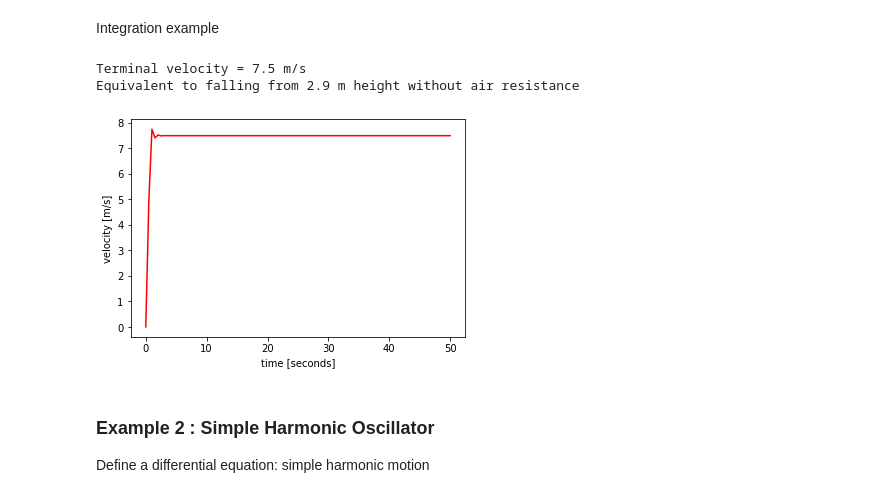
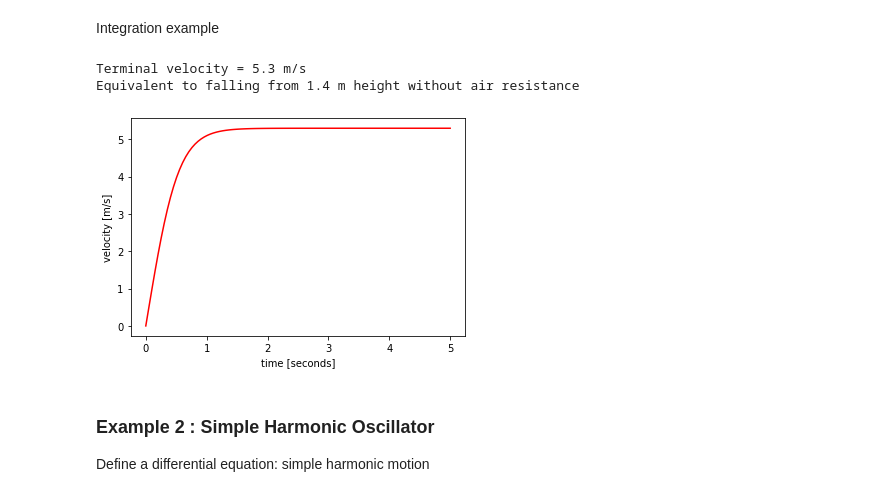
Before and after one commit to ds-connectors/Physics-88-SP22, a Jupyter notebook: Week13/L11/Lecture11.ipynb, the cells around one changed output. Drawn from its saved outputs; the diff is of its cells as text; code cells hidden in the pictures.

```diff
--- a/Week13/L11/Lecture11.ipynb
+++ b/Week13/L11/Lecture11.ipynb
@@ -49,28 +49,28 @@ Integration example
 # %%
 initial_state = np.array([0.0])
 g = 9.81
 
 # Human falling in air
 rho = 1.225 # kg/m^3
 Cd = 1
-A = 20 # m^2 (parachute)
+A = 40 # m^2 (parachute)
 mass = 70 # kg
 c = 0.5*A*rho*Cd/mass
 
-times = np.linspace(0,50,100)      # 0.5 sec steps. check how results depend on step size
+times = np.linspace(0,5,100)      # 0.05 sec steps. check how results depend on step size
 velocity = euler(drag,initial_state,times)
 
 plt.plot(times,velocity,'r-')
 plt.xlabel('time [seconds]')
 plt.ylabel('velocity [m/s]')
 
 vTerm = velocity[-1][0]
 print('Terminal velocity = {0:.1f} m/s'.format(vTerm))
 print('Equivalent to falling from {0:.1f} m height without air resistance'.format(0.5*vTerm**2/g))
 # %% [output]
-Terminal velocity = 7.5 m/s
-Equivalent to falling from 2.9 m height without air resistance
+Terminal velocity = 5.3 m/s
+Equivalent to falling from 1.4 m height without air resistance
-[figure, old version]
+[figure, new version]
 # %% [markdown]
 ### Example 2 : Simple Harmonic Oscillator
 
```
Also changed, not shown: 7 other files.
